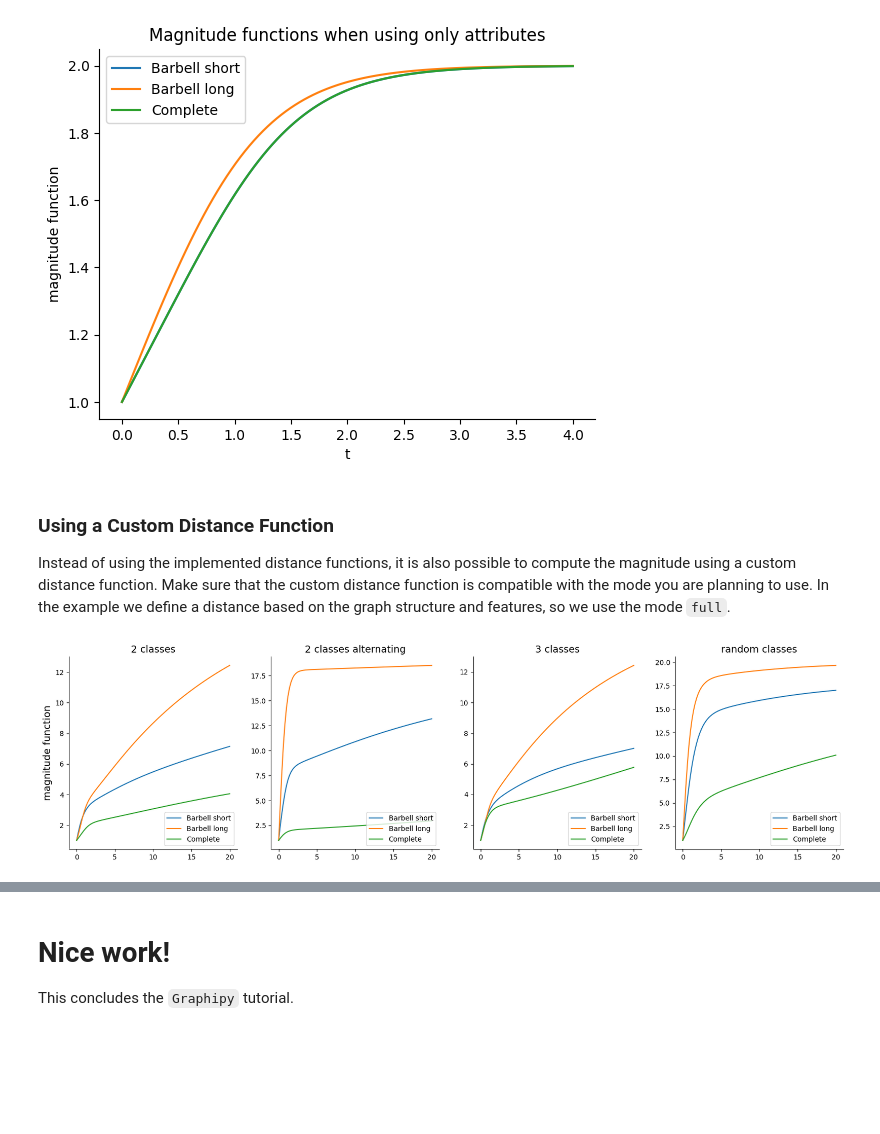
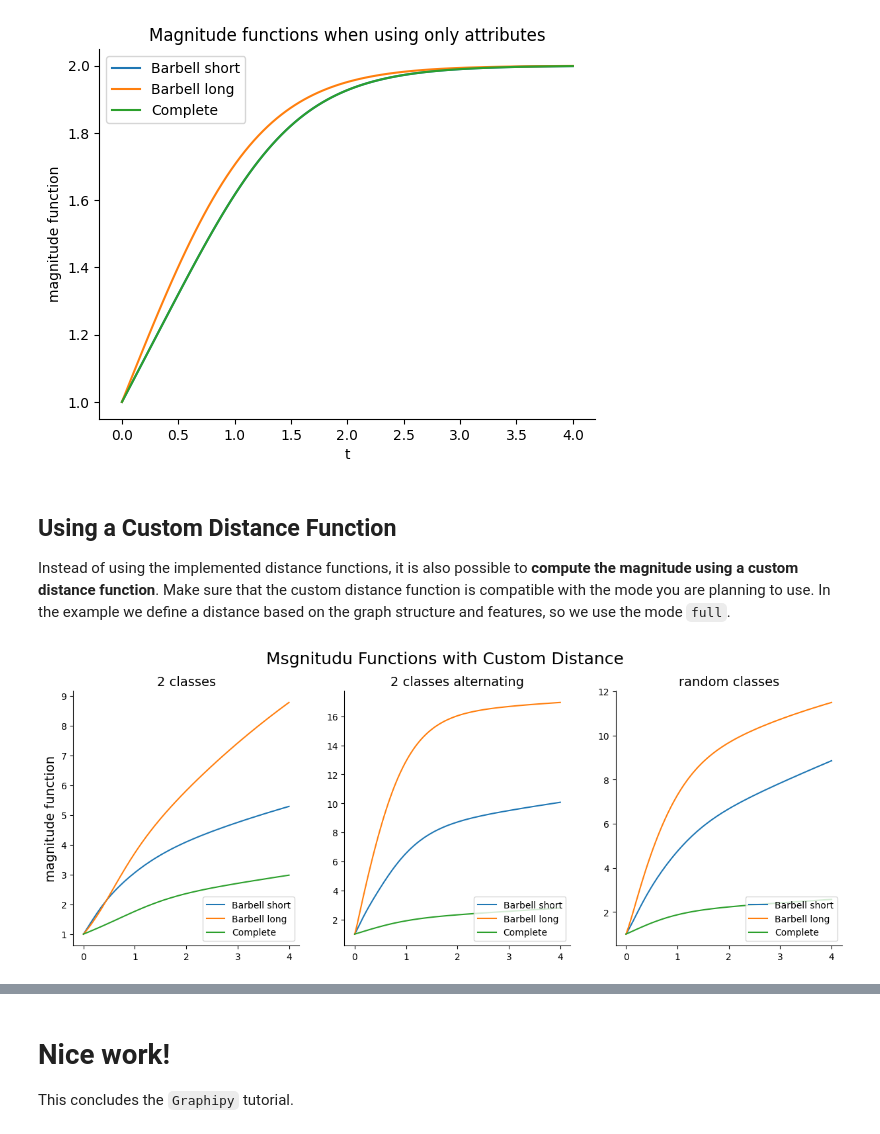
Before and after one commit to aidos-lab/magnipy, a Jupyter notebook: notebooks/graphipy_tutorial.ipynb, the cells around one changed output, grey strips where cells are left out. Saved outputs shown, nothing was run; the diff lists cells and outputs as text; code cells hidden in the pictures; blank space fills up the shorter version.

```diff
--- a/notebooks/graphipy_tutorial.ipynb
+++ b/notebooks/graphipy_tutorial.ipynb
@@ -41,7 +38,7 @@ The `Graphipy` class uses `NetworkX` for its graph objects. Hence, let's initial
 # %%
 # initializing graphs
 barbell_short = nx.barbell_graph(8, 4)
-barbell_long = nx.barbell_graph(3, 14)
+barbell_long = nx.barbell_graph(4, 12)
 complete = nx.complete_graph(20)
 
 graphs = [barbell_short, barbell_long, complete]
@@ -53,5 +50,6 @@ plot_graphs(
     features=None,
     positions=[nx.spring_layout(G) for G in graphs],
     graphnames=graphnames,
+    title="Graphs",
 )
 # %% [output]
@@ -115,22 +117,18 @@ X_1class = np.reshape(np.array([0] * 20), (-1, 1))
 X_2classes_short = np.reshape(np.array([0] * 8 + [2] * 4 + [0] * 8), (-1, 1))
 X_2classes_long = np.reshape(np.array([0] * 3 + [2] * 14 + [0] * 3), (-1, 1))
 X_2classes_alternating = np.reshape(np.array([0, 2] * 10), (-1, 1))
-X_3classes_short = np.reshape(np.array([0] * 8 + [2] * 4 + [4] * 8), (-1, 1))
-X_3classes_long = np.reshape(np.array([0] * 3 + [2] * 14 + [4] * 3), (-1, 1))
 X_random = np.reshape(
-    np.array(np.random.choice(range(5), size=20, replace=True)), (-1, 1)
+    np.array(np.random.choice([0, 2], size=20, replace=True)), (-1, 1)
 )
 
 features = [
     [X_2classes_short, X_2classes_long, X_2classes_short],
     [X_2classes_alternating] * 3,
-    [X_3classes_short, X_3classes_long, X_3classes_short],
     [X_random] * 3,
 ]
 featurenames = [
     "2 classes",
     "2 classes alternating",
-    "3 classes",
     "random classes",
 ]
 
@@ -141,5 +139,6 @@ plot_graphs(
     graphnames=graphnames,
     features=features,
     featurenames=featurenames,
+    title="Graph Features",
 )
 # %% [output]
@@ -239,9 +235,9 @@ plt.title("Magnitude functions when using only attributes")
 Text(0.5, 1.0, 'Magnitude functions when using only attributes')
 [figure]
 # %% [markdown]
-### Using a Custom Distance Function
+## Using a Custom Distance Function
 
-Instead of using the implemented distance functions, it is also possible to compute the magnitude using a custom distance function. Make sure that the custom distance function is compatible with the mode you are planning to use. In the example we define a distance based on the graph structure and features, so we use the mode `full`.
+Instead of using the implemented distance functions, it is also possible to **compute the magnitude using a custom distance function**. Make sure that the custom distance function is compatible with the mode you are planning to use. In the example we define a distance based on the graph structure and features, so we use the mode `full`.
 # %%
 from scipy.sparse.csgraph import shortest_path
 from magnipy.magnitude.distances import distances_scipy
@@ -250,37 +246,41 @@ from magnipy.magnitude.distances import distances_scipy
 # our custom distance function adds some small positive normal noise to the feature distances
 def cust_dist_noise(X=None, X2=None, G=None):
     feature_dist = distances_scipy(X, X2, metric="euclidean")
-    noise = np.random.normal(loc=0, scale=0.2, size=feature_dist.shape)
+    noise = np.random.normal(loc=0, scale=0.5, size=feature_dist.shape)
     noise[noise < 0] = -noise[noise < 0]
     Adj = nx.adjacency_matrix(G).todense()
     weighted_adjacency = Adj * (feature_dist + noise)
     geodesic_distances = shortest_path(weighted_adjacency, directed=False)
     return geodesic_distances
 
 
 graphis_custom_noisy = {feature: [] for feature in featurenames}
 magnis_custom_noisy = {feature: [] for feature in featurenames}
 
 # initializing graphipy objects and specifying the custom distance function
-ts = np.linspace(0, 20, 100)
+ts = np.linspace(0, 4, 100)
 
 for i, feature in enumerate(featurenames):
     for j, graph in enumerate(graphs):
         graphi = Graphipy(
             X=features[i][j],
             G=graph,
             ts=ts,
             mode="full",
             custom_dist_fn=cust_dist_noise,
             method="spread",
         )
         magni, _ = graphi.get_magnitude()
         graphis_custom_noisy[feature].append(graphi)
         magnis_custom_noisy[feature].append(magni)
 
 # plotting
 plot_mag_funs(
-    cols=featurenames, graphnames=graphnames, magnis=magnis_custom_noisy, ts=ts
+    cols=featurenames,
+    graphnames=graphnames,
+    magnis=magnis_custom_noisy,
+    ts=ts,
+    title="Msgnitudu Functions with Custom Distance",
 )
 # %% [output]
-[figure, old version]
+[figure, new version]
```
Also changed, not shown: parts of 22 cells of this notebook.
